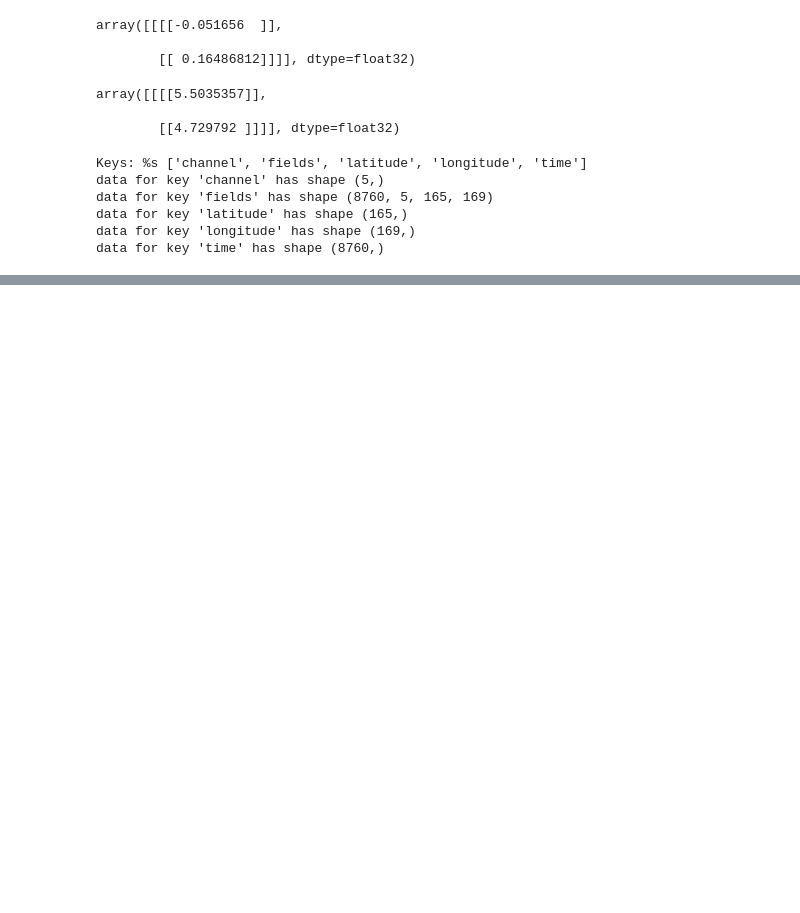
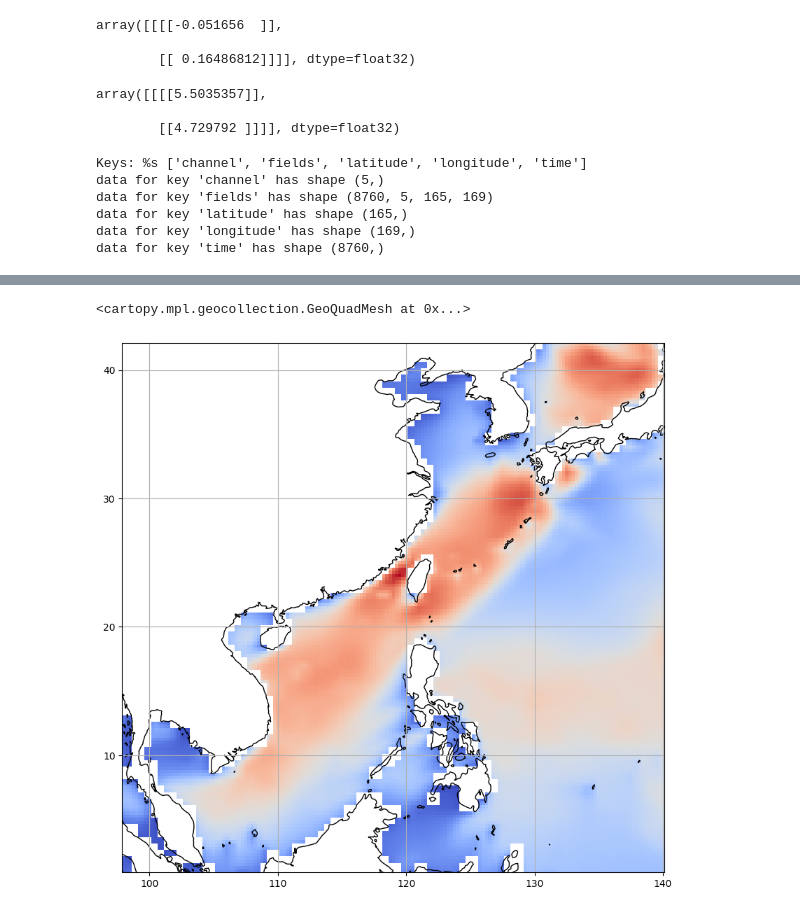
Before and after one commit to qpvvc/modulus, a Jupyter notebook: examples/weather/dataset_download/read_npy_hdf5.ipynb, the cells around one changed output, grey strips where cells are left out. Cells and saved outputs as stored; diff of their text form; code cells hidden in the pictures; blank space fills up the shorter version.

```diff
--- a/examples/weather/dataset_download/read_npy_hdf5.ipynb
+++ b/examples/weather/dataset_download/read_npy_hdf5.ipynb
@@ -29,6 +33,10 @@ with h5py.File(file, 'r') as hdf:
 	for key in keys:
 		data = hdf[key][:]
 		print(f"data for key '{key}' has shape {data.shape}")
+	lat = hdf['latitude'][:]
+	long = hdf['longitude'][:]
+	fields = hdf['fields'][:]
+	time = hdf['time'][:]
 # %% [output]
 Keys: %s ['channel', 'fields', 'latitude', 'longitude', 'time']
 data for key 'channel' has shape (5,)
@@ -43,0 +47,3 @@ array([762624, 762625, 762626, ..., 771381, 771382, 771383], dtype=int32)
+# %%
+time_pd = pd.to_datetime(time, unit='h', origin='1900-01-01')
+time_pd
@@ -43,0 +63,4 @@ array([762624, 762625, 762626, ..., 771381, 771382, 771383], dtype=int32)
+# %%
+# ind = time_pd.get_loc("2015-09-27T04:00:00")
+ind = time_pd.get_loc("1989-01-01T04:00:00")
+ind
@@ -43,0 +69,2 @@ array([762624, 762625, 762626, ..., 771381, 771382, 771383], dtype=int32)
+# %%
+X,Y = np.meshgrid(long, lat)
@@ -43,0 +107,12 @@ array([762624, 762625, 762626, ..., 771381, 771382, 771383], dtype=int32)
+# %%
+fig = plt.figure(figsize=(10, 10))
+ax = plt.axes(projection=ccrs.PlateCarree())
+ax.coastlines(resolution="50m")
+ax.set_xticks(range(-180, 181, 10), crs=ccrs.PlateCarree())
+ax.set_yticks(range(-90, 91, 10), crs=ccrs.PlateCarree())
+ax.gridlines(draw_labels=False)
+
+ax.pcolormesh(X, Y, fields[ind, 3, :, :], cmap='coolwarm')
+# %% [output]
+<cartopy.mpl.geocollection.GeoQuadMesh at 0x...>
+[figure, added]
```
Also changed, not shown: parts of 10 cells of this notebook, 1 other file.
